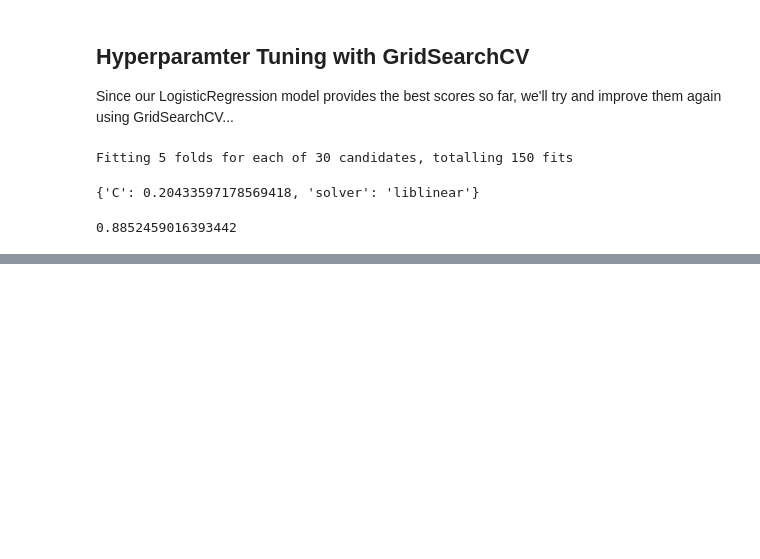
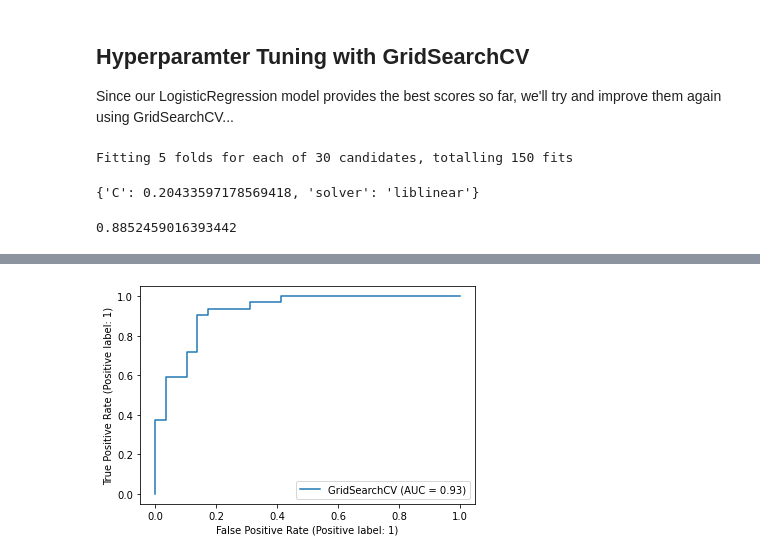
Before and after one commit to horsemaker/Code--Complete-Machine-Learning-And-Data-Science-Bootcamp-2021, a Jupyter notebook: section-3-structured-data-projects/end-to-end-heart-disease-classification.ipynb, the cells around one changed output, grey strips where cells are left out. Drawn from its saved outputs; the diff is of its cells as text; code cells hidden in the pictures; blank space fills up the shorter version.

```diff
--- a/section-3-structured-data-projects/end-to-end-heart-disease-classification.ipynb
+++ b/section-3-structured-data-projects/end-to-end-heart-disease-classification.ipynb
@@ -622,0 +647,5 @@ To make comparisons and evaluate our trained model, first we need to make predic
+# %%
+# Plot ROC curve and calculate and calculate AUC metric
+plot_roc_curve(gs_log_reg, X_test, y_test);
+# %% [output]
+[figure, added]
```
Also changed, not shown: parts of 8 cells of this notebook.
